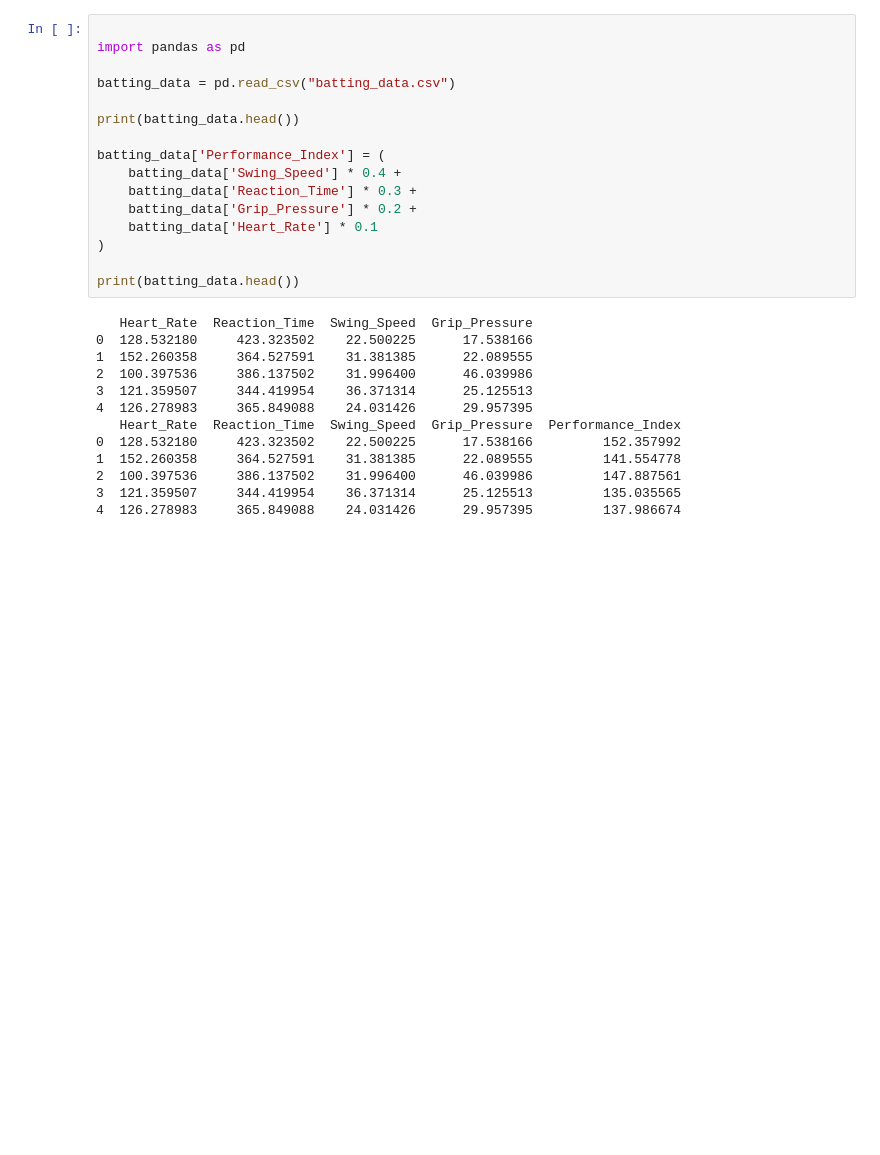
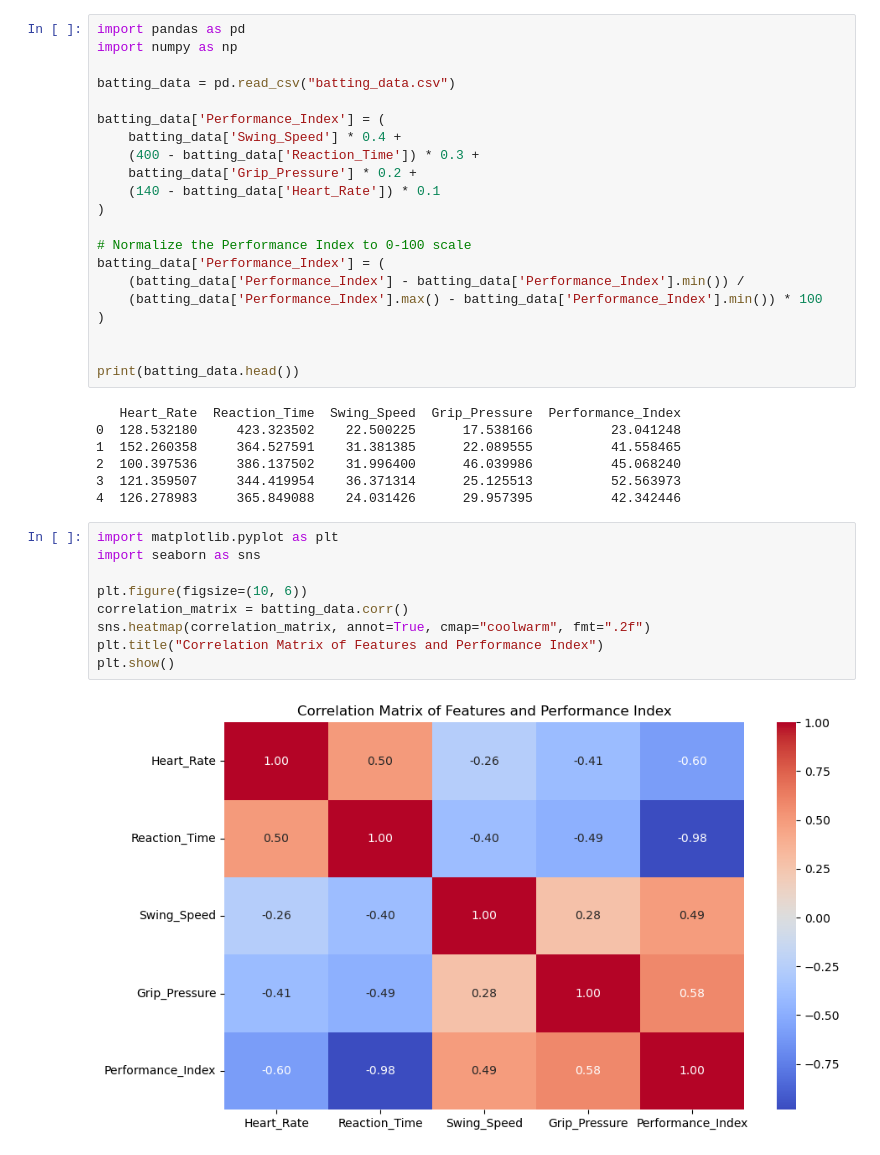
Before and after one commit to Redback-Operations/redback-fit-sports-performance, a Jupyter notebook: Cricket Analysis/Batting Analysis /Batting analysis.ipynb, the cells around one changed output. Drawn from its saved outputs; the diff is of its cells as text; blank space fills up the shorter version.

```diff
--- a/Cricket Analysis/Batting Analysis /Batting analysis.ipynb
+++ b/Cricket Analysis/Batting Analysis /Batting analysis.ipynb
@@ -1,29 +1,39 @@
 # %%
-
 import pandas as pd
+import numpy as np
 
 batting_data = pd.read_csv("batting_data.csv")
 
-print(batting_data.head())
-
 batting_data['Performance_Index'] = (
     batting_data['Swing_Speed'] * 0.4 +
-    batting_data['Reaction_Time'] * 0.3 +
+    (400 - batting_data['Reaction_Time']) * 0.3 +
     batting_data['Grip_Pressure'] * 0.2 +
-    batting_data['Heart_Rate'] * 0.1
+    (140 - batting_data['Heart_Rate']) * 0.1
 )
 
+# Normalize the Performance Index to 0-100 scale
+batting_data['Performance_Index'] = (
+    (batting_data['Performance_Index'] - batting_data['Performance_Index'].min()) /
+    (batting_data['Performance_Index'].max() - batting_data['Performance_Index'].min()) * 100
+)
+
+
 print(batting_data.head())
 # %% [output]
-   Heart_Rate  Reaction_Time  Swing_Speed  Grip_Pressure
-0  128.532180     423.323502    22.500225      17.538166
-1  152.260358     364.527591    31.381385      22.089555
-2  100.397536     386.137502    31.996400      46.039986
-3  121.359507     344.419954    36.371314      25.125513
-4  126.278983     365.849088    24.031426      29.957395
    Heart_Rate  Reaction_Time  Swing_Speed  Grip_Pressure  Performance_Index
-0  128.532180     423.323502    22.500225      17.538166         152.357992
-1  152.260358     364.527591    31.381385      22.089555         141.554778
-2  100.397536     386.137502    31.996400      46.039986         147.887561
-3  121.359507     344.419954    36.371314      25.125513         135.035565
-4  126.278983     365.849088    24.031426      29.957395         137.986674
+0  128.532180     423.323502    22.500225      17.538166          23.041248
+1  152.260358     364.527591    31.381385      22.089555          41.558465
+2  100.397536     386.137502    31.996400      46.039986          45.068240
+3  121.359507     344.419954    36.371314      25.125513          52.563973
+4  126.278983     365.849088    24.031426      29.957395          42.342446
+# %%
+import matplotlib.pyplot as plt
+import seaborn as sns
+
+plt.figure(figsize=(10, 6))
+correlation_matrix = batting_data.corr()
+sns.heatmap(correlation_matrix, annot=True, cmap="coolwarm", fmt=".2f")
+plt.title("Correlation Matrix of Features and Performance Index")
+plt.show()
+# %% [output]
+[figure, added]
```
Also changed, not shown: parts of 2 cells of this notebook, 1 other file.
